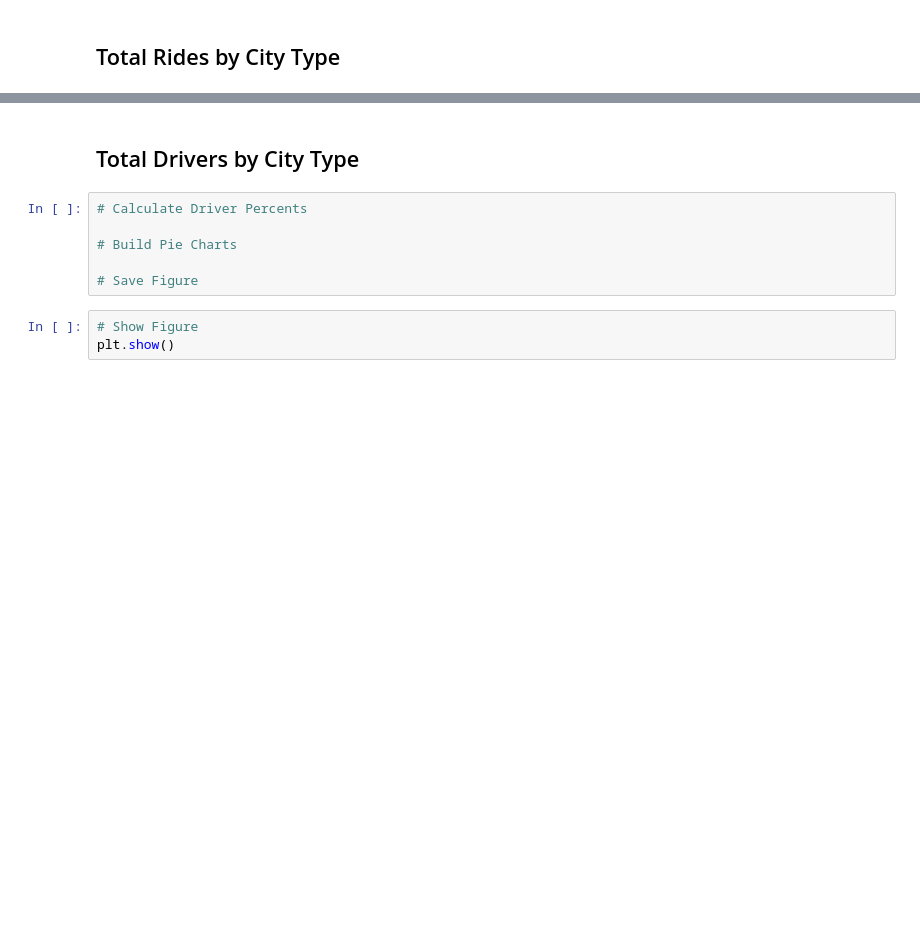
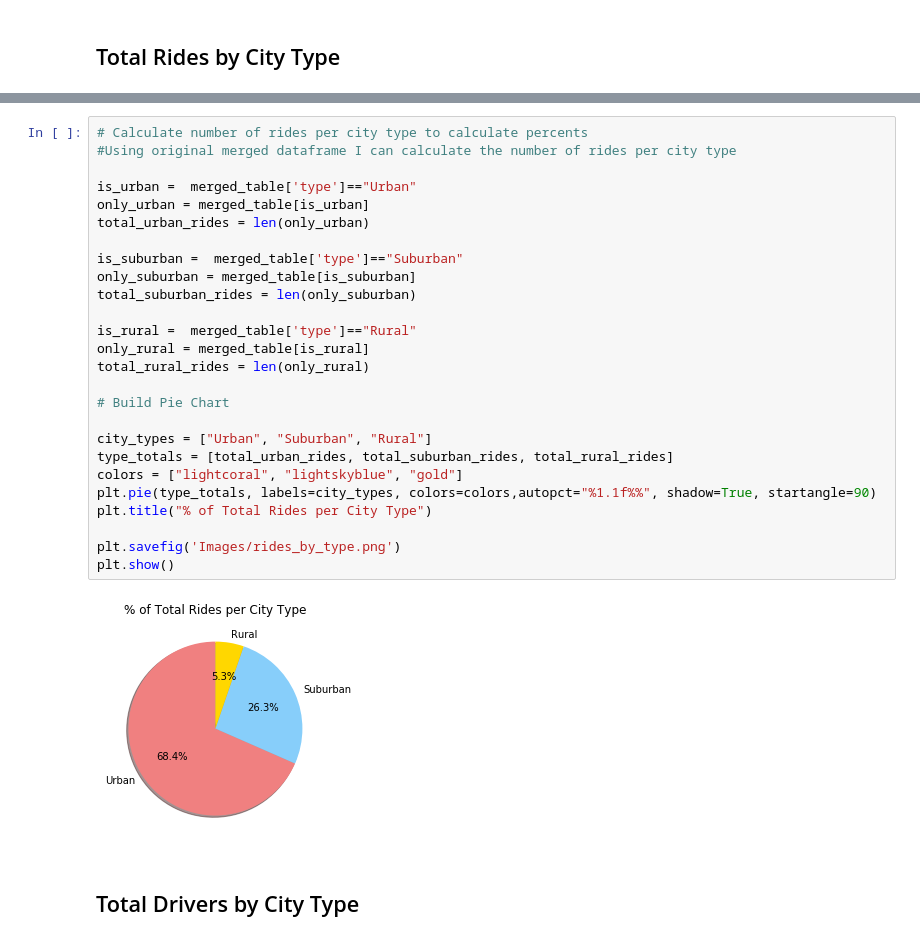
Before and after one commit to fubarroso/homework-5-FUBarroso, a Jupyter notebook: Pyber/pyber_starter.ipynb, the cells around one changed output, grey strips where cells are left out. Cells and saved outputs as stored; diff of their text form; blank space fills up the shorter version.

```diff
--- a/Pyber/pyber_starter.ipynb
+++ b/Pyber/pyber_starter.ipynb
@@ -70,11 +148,30 @@ plt.show()
+# %%
+# Calculate number of rides per city type to calculate percents
+#Using original merged dataframe I can calculate the number of rides per city type
+
+is_urban =  merged_table['type']=="Urban"
+only_urban = merged_table[is_urban]
+total_urban_rides = len(only_urban)
+
+is_suburban =  merged_table['type']=="Suburban"
+only_suburban = merged_table[is_suburban]
+total_suburban_rides = len(only_suburban)
+
+is_rural =  merged_table['type']=="Rural"
+only_rural = merged_table[is_rural]
+total_rural_rides = len(only_rural)
+
+# Build Pie Chart
+
+city_types = ["Urban", "Suburban", "Rural"]
+type_totals = [total_urban_rides, total_suburban_rides, total_rural_rides]
+colors = ["lightcoral", "lightskyblue", "gold"]
+plt.pie(type_totals, labels=city_types, colors=colors,autopct="%1.1f%%", shadow=True, startangle=90)
+plt.title("% of Total Rides per City Type")
+
+plt.savefig('Images/rides_by_type.png')
+plt.show()
+# %% [output]
+[figure, added]
 # %% [markdown]
 ## Total Drivers by City Type
-# %%
-# Calculate Driver Percents
-
-# Build Pie Charts
-
-# Save Figure
-# %%
-# Show Figure
-plt.show()
```
Also changed, not shown: parts of 16 cells of this notebook, 6 other files.
